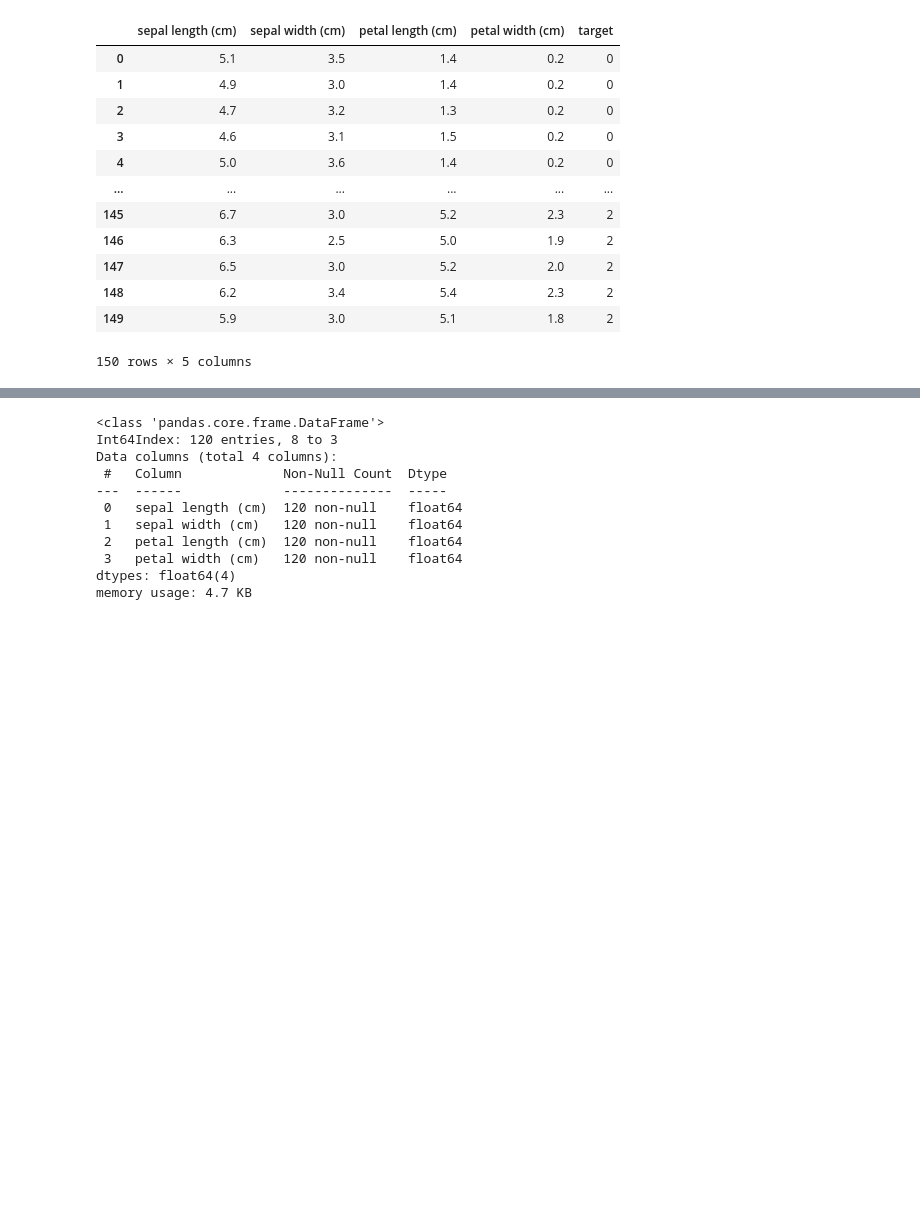
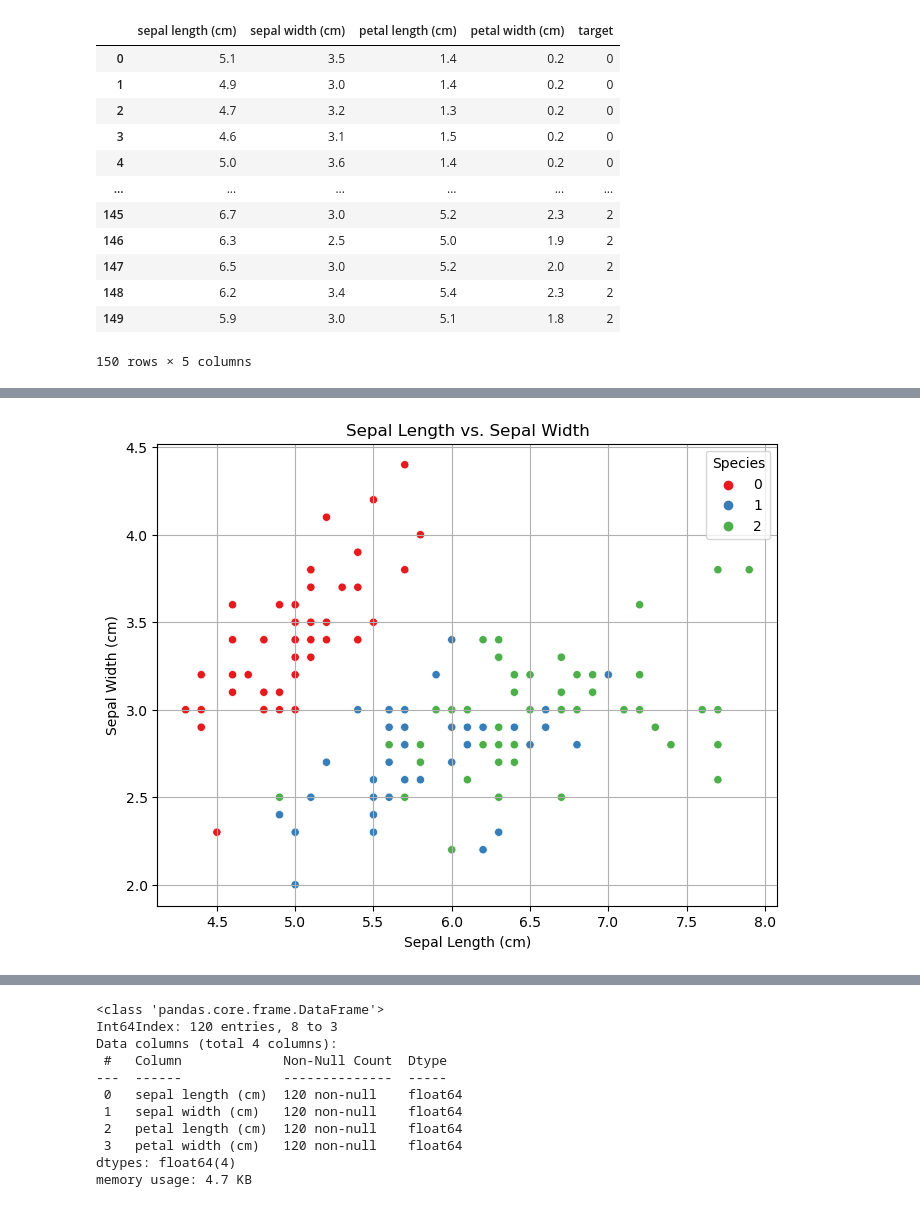
Before and after one commit to pookopook/bibi-big, a Jupyter notebook: 학습자료/day03 스터디/python study 03.ipynb, the cells around one changed output, grey strips where cells are left out. Saved outputs shown, nothing was run; the diff lists cells and outputs as text; code cells hidden in the pictures; blank space fills up the shorter version.

```diff
--- a/학습자료/day03 스터디/python study 03.ipynb
+++ b/학습자료/day03 스터디/python study 03.ipynb
@@ -93,0 +136,14 @@ df
+# %%
+# 산점도 그리기
+plt.figure(figsize=(8, 6))  # 플롯의 크기 설정
+sns.scatterplot(data = df, x=df.columns[0], y=df.columns[1], hue=df.columns[4], palette='Set1')  # Seaborn의 scatterplot 함수를 사용하여 산점도 그리기
+# x=df.columns[0], y=df.columns[1] 부분을 바꿔가며 분포 확인 0~3까지 조합해보자.
+
+plt.title('Sepal Length vs. Sepal Width')  # 플롯 제목 설정
+plt.xlabel('Sepal Length (cm)')  # x축 레이블 설정
+plt.ylabel('Sepal Width (cm)')  # y축 레이블 설정
+plt.legend(title='Species')  # 범례 추가
+plt.grid(True)  # 그리드 표시
+plt.show()  # 플롯 출력
+# %% [output]
+[figure, added]
```
Also changed, not shown: parts of 18 cells of this notebook, 2 other files.
